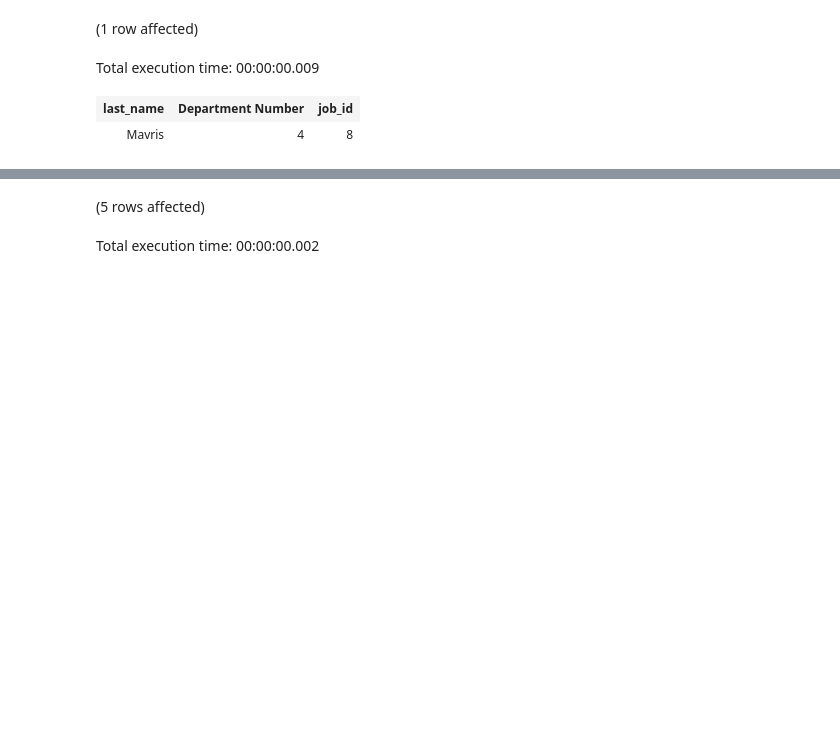
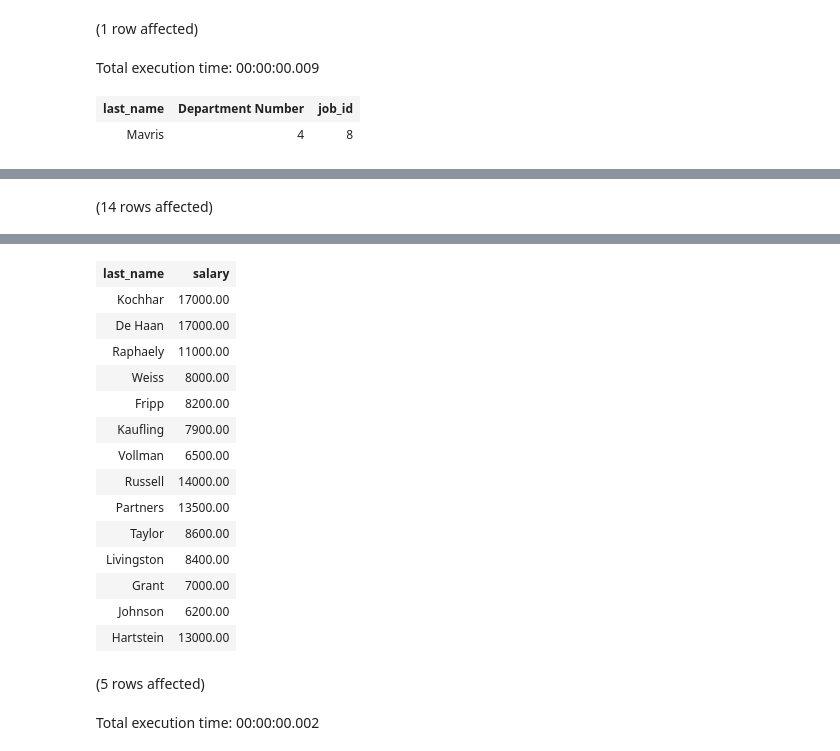
Before and after one commit to aniketT23/Euromonitor-Training-, a Jupyter notebook: SQL Training/Post-Assesment.ipynb, the cells around one changed output, grey strips where cells are left out. Cells and saved outputs as stored; diff of their text form; code cells hidden in the pictures; blank space fills up the shorter version.

```diff
--- a/SQL Training/Post-Assesment.ipynb
+++ b/SQL Training/Post-Assesment.ipynb
@@ -383,0 +361,6 @@ Total execution time: 00:00:00.013
+# %%
+
+--Solution No:16
+select last_name,salary from employees where employee_id in (101,102,114,120,121,122,123,145,146,176,177,178,179,201)
+# %% [output]
+(14 rows affected)
@@ -384,3 +368,18 @@ Total execution time: 00:00:00.013
+| last_name | salary |
+| Kochhar | 17000.00 |
+| De Haan | 17000.00 |
+| Raphaely | 11000.00 |
+| Weiss | 8000.00 |
+| Fripp | 8200.00 |
+| Kaufling | 7900.00 |
+| Vollman | 6500.00 |
+| Russell | 14000.00 |
+| Partners | 13500.00 |
+| Taylor | 8600.00 |
+| Livingston | 8400.00 |
+| Grant | 7000.00 |
+| Johnson | 6200.00 |
+| Hartstein | 13000.00 |
 # %%
 --Solution No:17
 select department_id as 'Department Number', last_name, job_id from employees where department_id in(select department_id from employees where job_id=9)
```
Also changed, not shown: parts of 6 cells of this notebook.
